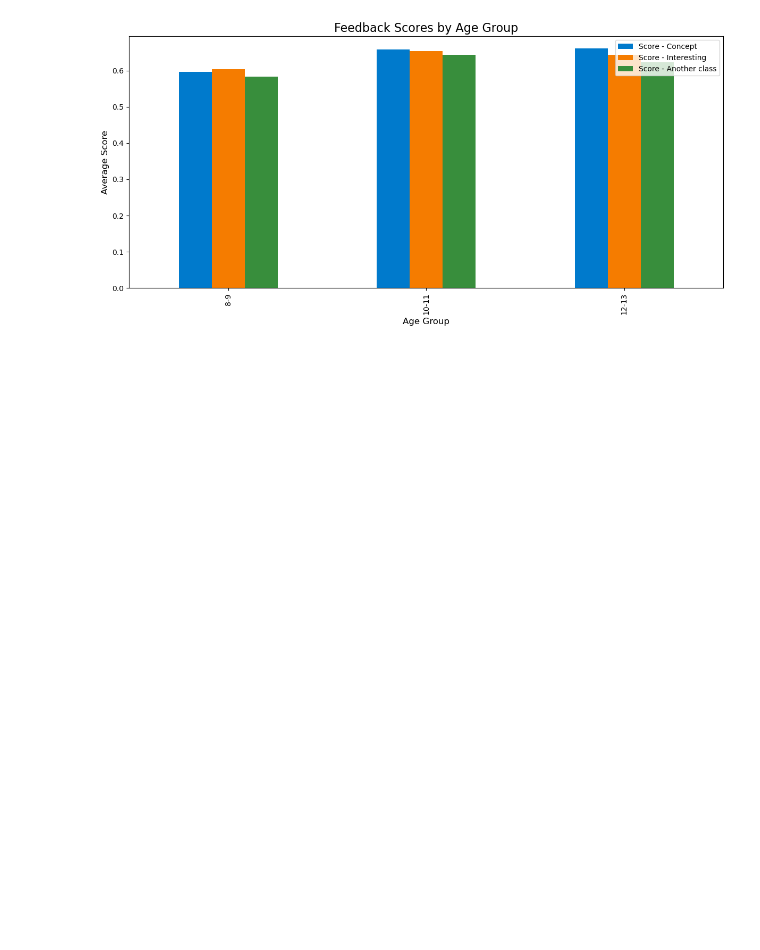
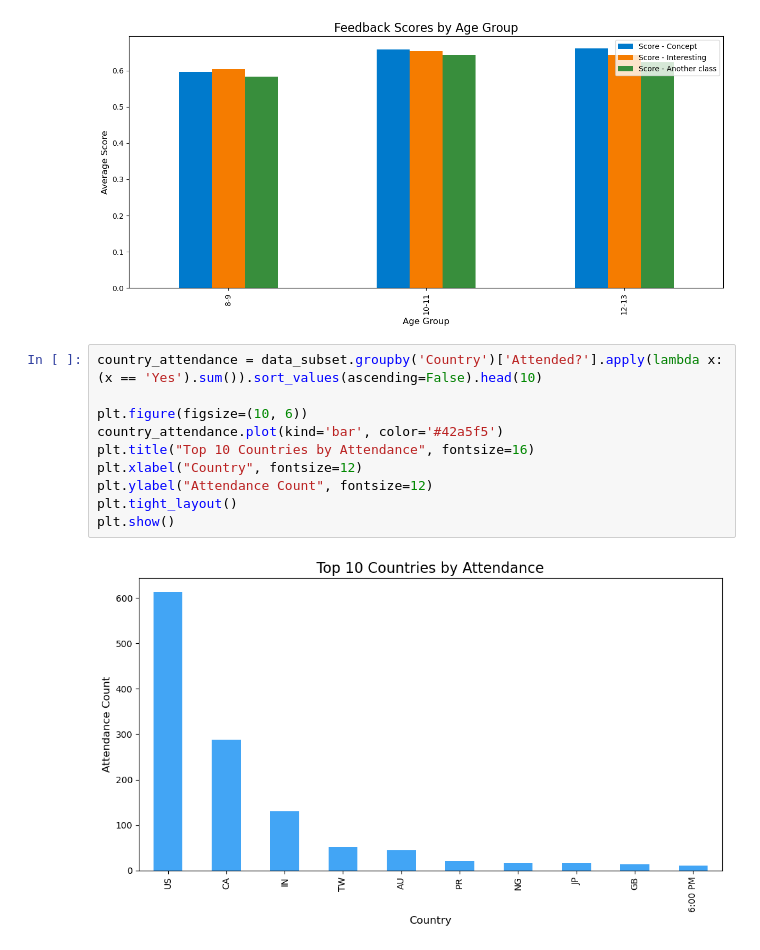
Before and after one commit to chandanpandey91/Raam-Group-dataset-solving, a Jupyter notebook: solution.ipynb, the cells around one changed output. Cells and saved outputs as stored; diff of their text form; blank space fills up the shorter version.

```diff
--- a/solution.ipynb
+++ b/solution.ipynb
@@ -160,3 +160,15 @@ See the caveats in the documentation: https://pandas.pydata.org/pandas-docs/stab
   data_subset['Age Group'] = pd.cut(data_subset['Age'], bins=bins, labels=labels, include_lowest=True)
 <Figure size 1000x600 with 0 Axes>
 [figure]
+# %%
+country_attendance = data_subset.groupby('Country')['Attended?'].apply(lambda x: (x == 'Yes').sum()).sort_values(ascending=False).head(10)
+
+plt.figure(figsize=(10, 6))
+country_attendance.plot(kind='bar', color='#42a5f5')
+plt.title("Top 10 Countries by Attendance", fontsize=16)
+plt.xlabel("Country", fontsize=12)
+plt.ylabel("Attendance Count", fontsize=12)
+plt.tight_layout()
+plt.show()
+# %% [output]
+[figure, added]
```
Also changed, not shown: parts of 3 cells of this notebook.
